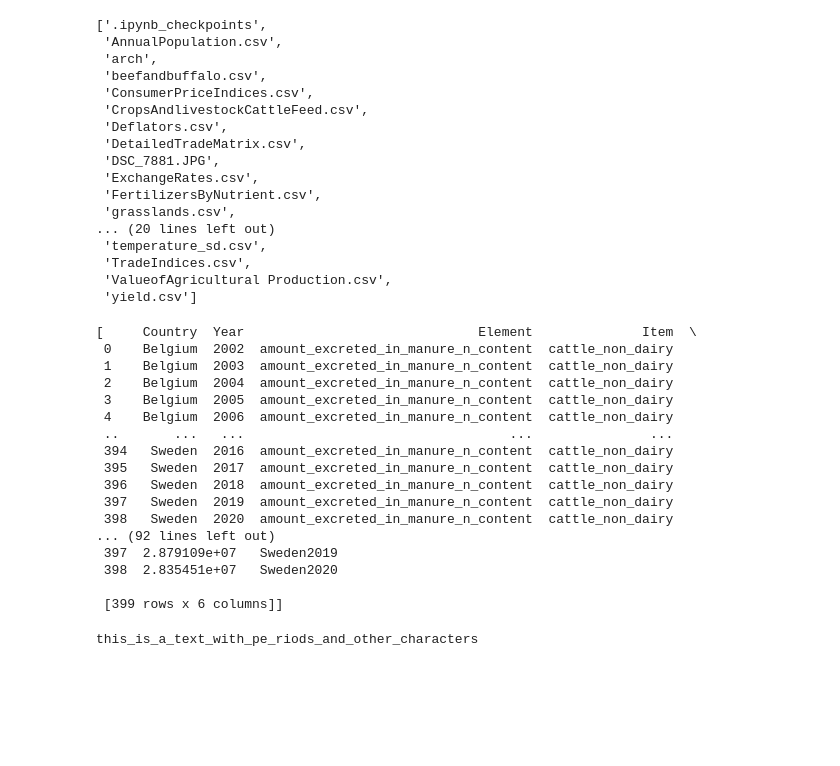
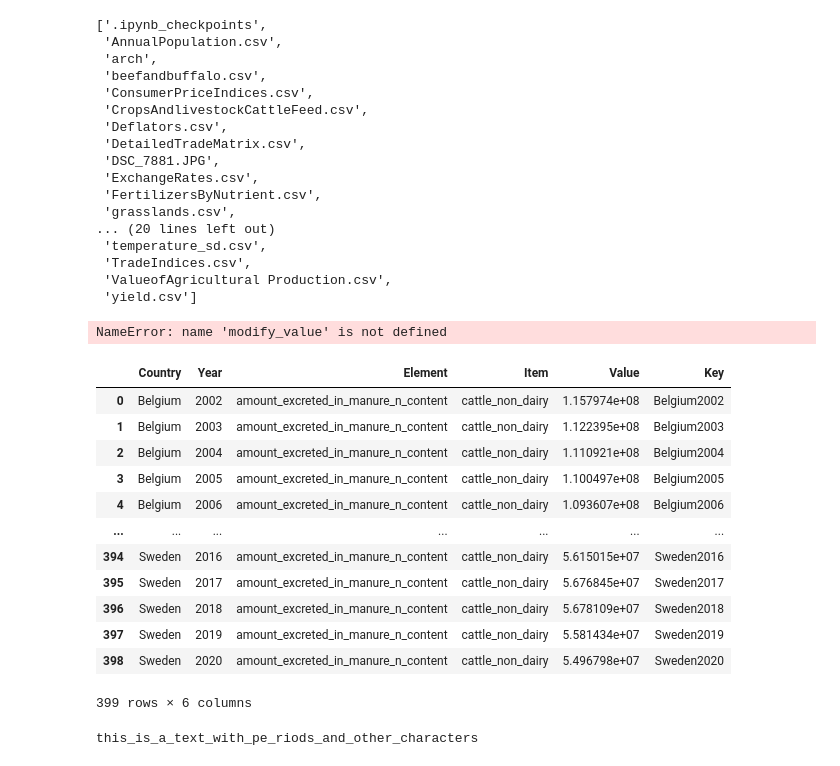
Before and after one commit to ronandownes/beef, a Jupyter notebook: 02_dw_beef.ipynb, the cells around one changed output. Saved outputs shown, nothing was run; the diff lists cells and outputs as text; code cells hidden in the pictures; blank space fills up the shorter version.

```diff
--- a/02_dw_beef.ipynb
+++ b/02_dw_beef.ipynb
@@ -187,25 +157,26 @@ os.listdir('raw')
  'yield.csv']
 # %%
 
-clean3('raw/manure.csv')
+clean('raw/manure.csv')
+modify_value
 # %% [output]
-[     Country  Year                              Element              Item  \
- 0    Belgium  2002  amount_excreted_in_manure_n_content  cattle_non_dairy
- 1    Belgium  2003  amount_excreted_in_manure_n_content  cattle_non_dairy
- 2    Belgium  2004  amount_excreted_in_manure_n_content  cattle_non_dairy
- 3    Belgium  2005  amount_excreted_in_manure_n_content  cattle_non_dairy
- 4    Belgium  2006  amount_excreted_in_manure_n_content  cattle_non_dairy
- ..       ...   ...                                  ...               ...
- 394   Sweden  2016  amount_excreted_in_manure_n_content  cattle_non_dairy
- 395   Sweden  2017  amount_excreted_in_manure_n_content  cattle_non_dairy
- 396   Sweden  2018  amount_excreted_in_manure_n_content  cattle_non_dairy
- 397   Sweden  2019  amount_excreted_in_manure_n_content  cattle_non_dairy
- 398   Sweden  2020  amount_excreted_in_manure_n_content  cattle_non_dairy
-... (92 lines left out)
- 397  2.879109e+07   Sweden2019
- 398  2.835451e+07   Sweden2020
-
- [399 rows x 6 columns]]
+NameError: name 'modify_value' is not defined
+# %%
+amount_excreted_in_manure_n_content_cattle_non_dairy_df
+# %% [output]
+|  | Country | Year | Element | Item | Value | Key |
+| 0 | Belgium | 2002 | amount_excreted_in_manure_n_content | cattle_non_dairy | 1.157974e+08 | Belgium2002 |
+| 1 | Belgium | 2003 | amount_excreted_in_manure_n_content | cattle_non_dairy | 1.122395e+08 | Belgium2003 |
+| 2 | Belgium | 2004 | amount_excreted_in_manure_n_content | cattle_non_dairy | 1.110921e+08 | Belgium2004 |
+| 3 | Belgium | 2005 | amount_excreted_in_manure_n_content | cattle_non_dairy | 1.100497e+08 | Belgium2005 |
+| 4 | Belgium | 2006 | amount_excreted_in_manure_n_content | cattle_non_dairy | 1.093607e+08 | Belgium2006 |
+| ... | ... | ... | ... | ... | ... | ... |
+| 394 | Sweden | 2016 | amount_excreted_in_manure_n_content | cattle_non_dairy | 5.615015e+07 | Sweden2016 |
+| 395 | Sweden | 2017 | amount_excreted_in_manure_n_content | cattle_non_dairy | 5.676845e+07 | Sweden2017 |
+| 396 | Sweden | 2018 | amount_excreted_in_manure_n_content | cattle_non_dairy | 5.678109e+07 | Sweden2018 |
+| 397 | Sweden | 2019 | amount_excreted_in_manure_n_content | cattle_non_dairy | 5.581434e+07 | Sweden2019 |
+| 398 | Sweden | 2020 | amount_excreted_in_manure_n_content | cattle_non_dairy | 5.496798e+07 | Sweden2020 |
+399 rows × 6 columns
 # %%
 
 def title(sentence):
```
Also changed, not shown: parts of 3 cells of this notebook.
